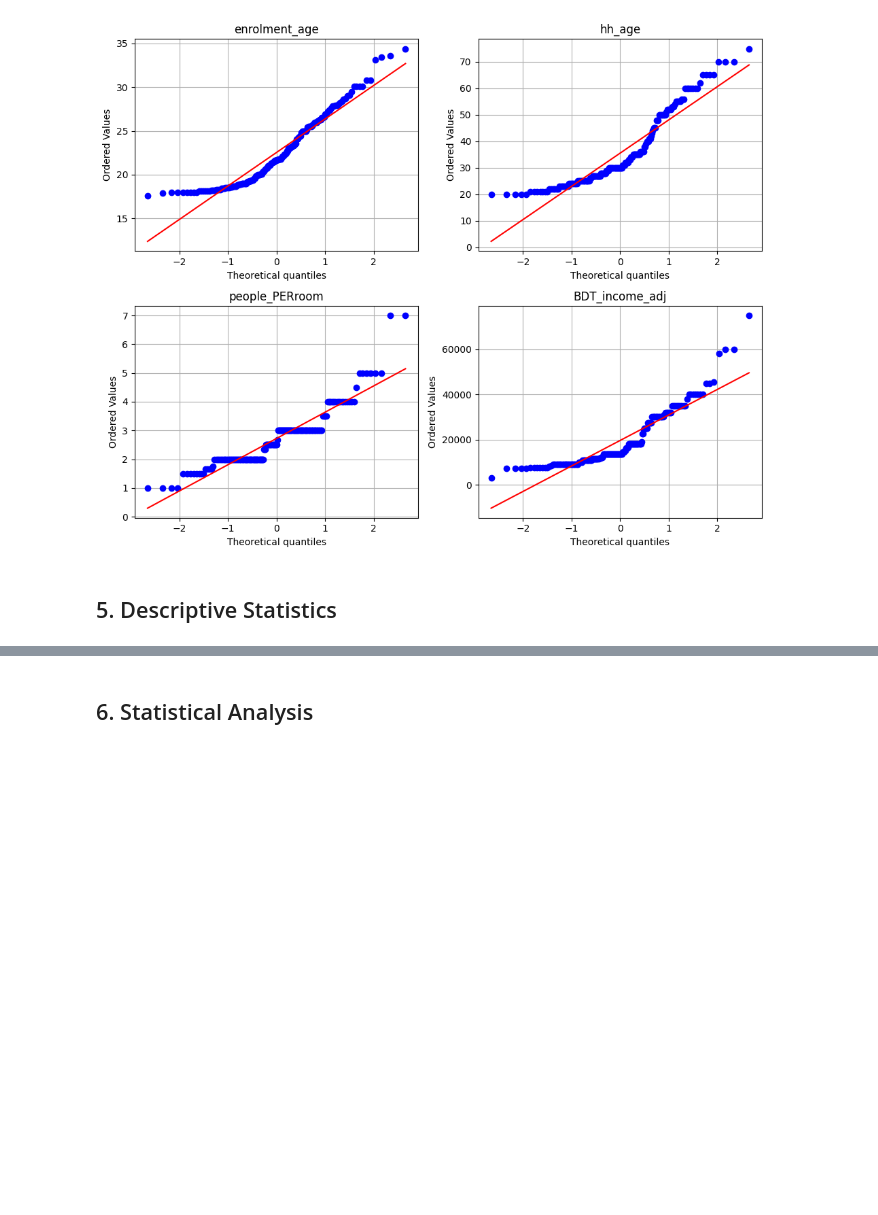
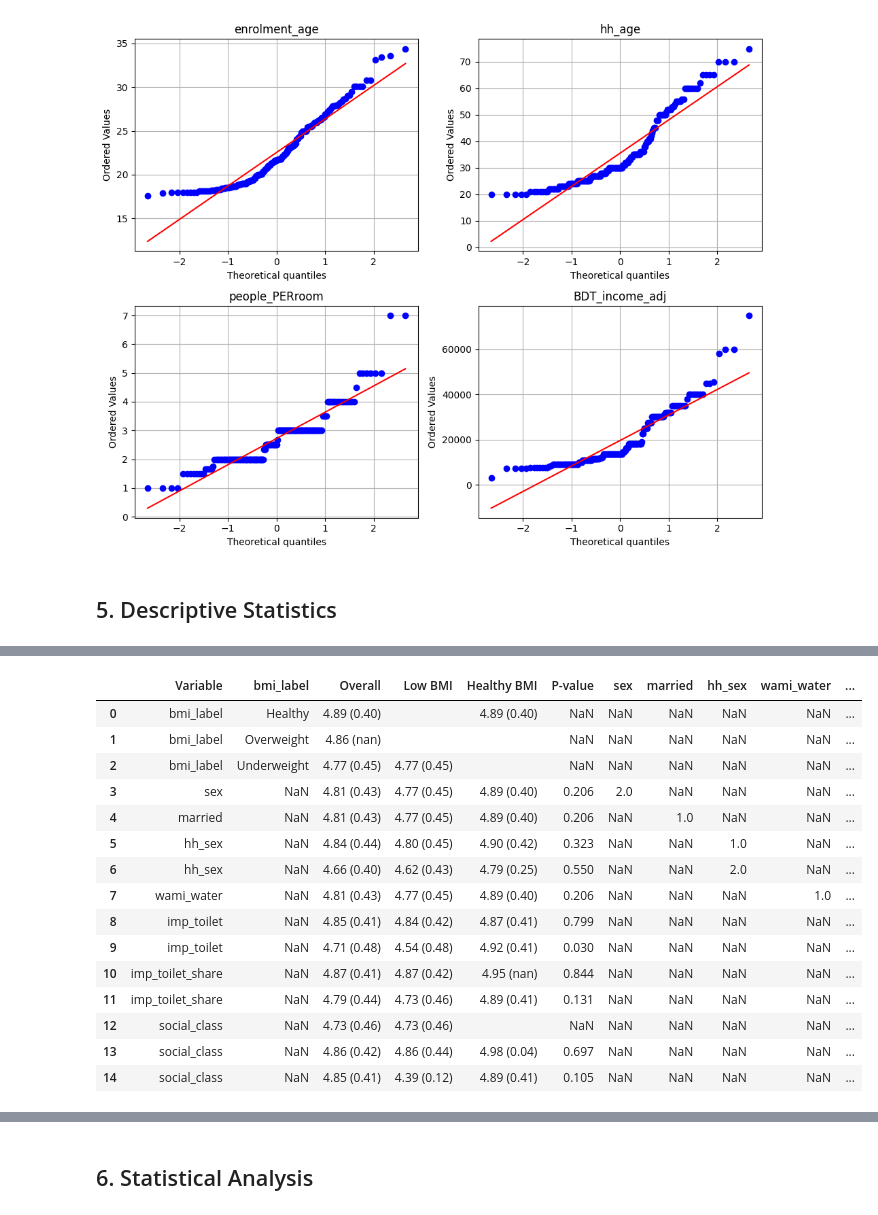
Before and after one commit to SabrinaMannan/bia-phase-angle-analysis, a Jupyter notebook: notebooks/BIA_phase_angle.ipynb, the cells around one changed output, grey strips where cells are left out. Drawn from its saved outputs; the diff is of its cells as text; code cells hidden in the pictures; blank space fills up the shorter version.

```diff
--- a/notebooks/BIA_phase_angle.ipynb
+++ b/notebooks/BIA_phase_angle.ipynb
@@ -304,0 +660,27 @@ plot_qq_multiple(
+# %%
+#Pregnant
+
+preg_phase_table = create_phase_angle_summary(
+    data=phase_angle_pregnant,
+    group="bmi_group",
+    by_variables=phase_variables
+)
+
+preg_phase_table
+# %% [output]
+|  | Variable | bmi_label | Overall | Low BMI | Healthy BMI | P-value | sex | married | hh_sex | wami_water | ... |
+| 0 | bmi_label | Healthy | 4.89 (0.40) |  | 4.89 (0.40) | NaN | NaN | NaN | NaN | NaN | ... |
+| 1 | bmi_label | Overweight | 4.86 (nan) |  |  | NaN | NaN | NaN | NaN | NaN | ... |
+| 2 | bmi_label | Underweight | 4.77 (0.45) | 4.77 (0.45) |  | NaN | NaN | NaN | NaN | NaN | ... |
+| 3 | sex | NaN | 4.81 (0.43) | 4.77 (0.45) | 4.89 (0.40) | 0.206 | 2.0 | NaN | NaN | NaN | ... |
+| 4 | married | NaN | 4.81 (0.43) | 4.77 (0.45) | 4.89 (0.40) | 0.206 | NaN | 1.0 | NaN | NaN | ... |
+| 5 | hh_sex | NaN | 4.84 (0.44) | 4.80 (0.45) | 4.90 (0.42) | 0.323 | NaN | NaN | 1.0 | NaN | ... |
+| 6 | hh_sex | NaN | 4.66 (0.40) | 4.62 (0.43) | 4.79 (0.25) | 0.550 | NaN | NaN | 2.0 | NaN | ... |
+| 7 | wami_water | NaN | 4.81 (0.43) | 4.77 (0.45) | 4.89 (0.40) | 0.206 | NaN | NaN | NaN | 1.0 | ... |
+| 8 | imp_toilet | NaN | 4.85 (0.41) | 4.84 (0.42) | 4.87 (0.41) | 0.799 | NaN | NaN | NaN | NaN | ... |
+| 9 | imp_toilet | NaN | 4.71 (0.48) | 4.54 (0.48) | 4.92 (0.41) | 0.030 | NaN | NaN | NaN | NaN | ... |
+| 10 | imp_toilet_share | NaN | 4.87 (0.41) | 4.87 (0.42) | 4.95 (nan) | 0.844 | NaN | NaN | NaN | NaN | ... |
+| 11 | imp_toilet_share | NaN | 4.79 (0.44) | 4.73 (0.46) | 4.89 (0.41) | 0.131 | NaN | NaN | NaN | NaN | ... |
+| 12 | social_class | NaN | 4.73 (0.46) | 4.73 (0.46) |  | NaN | NaN | NaN | NaN | NaN | ... |
+| 13 | social_class | NaN | 4.86 (0.42) | 4.86 (0.44) | 4.98 (0.04) | 0.697 | NaN | NaN | NaN | NaN | ... |
+| 14 | social_class | NaN | 4.85 (0.41) | 4.39 (0.12) | 4.89 (0.41) | 0.105 | NaN | NaN | NaN | NaN | ... |
```
Also changed, not shown: parts of 58 cells of this notebook, 6 other files.
